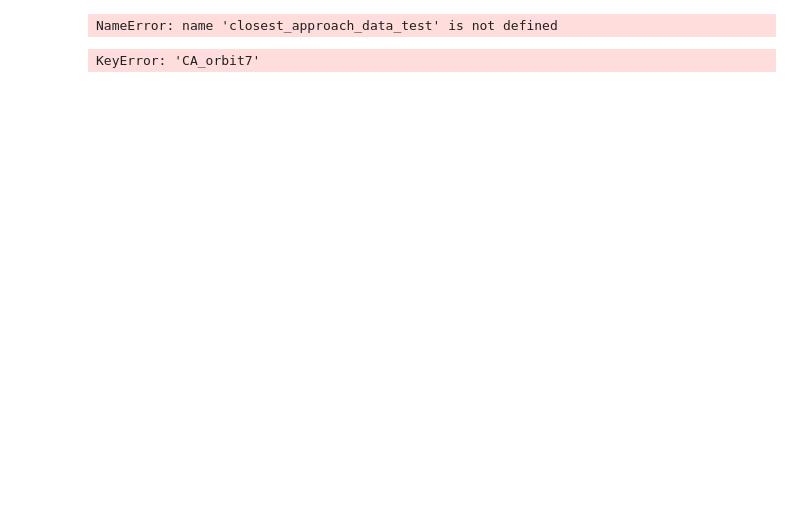
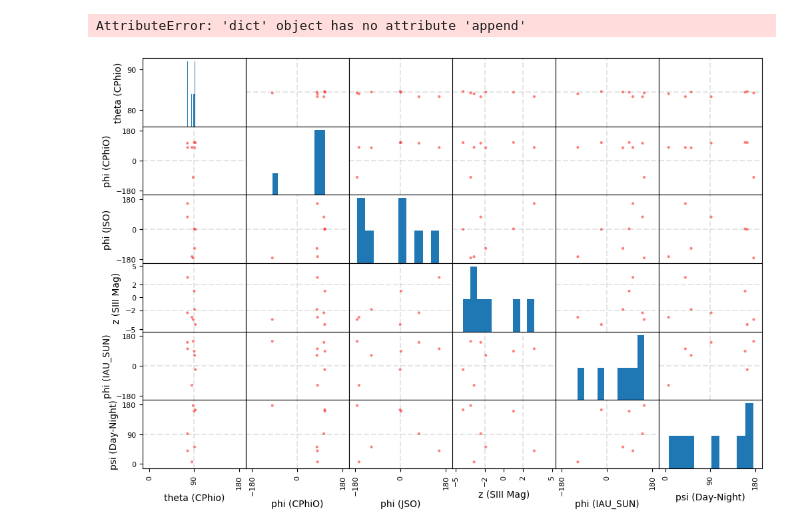
Before and after one commit to vera-br/Callisto, a Jupyter notebook: presentation_plots.ipynb, the cells around one changed output. Saved outputs shown, nothing was run; the diff lists cells and outputs as text; code cells hidden in the pictures; blank space fills up the shorter version.

Commit message:
fixed get_closest_approach_data_G error

```diff
--- a/presentation_plots.ipynb
+++ b/presentation_plots.ipynb
@@ -6,16 +6,13 @@ from adjustText import adjust_text
 
 # ------------------- GALILEO -------------------
 # load orbit data
-Galileo, Galileo_meas = get_pds_data()
-callisto_wrt_jupiter_cphio = get_spice_data("callisto", "jupiter", "cphio", "G")
-callisto_wrt_jupiter_JSO = get_spice_data("callisto", "jupiter", "jupsunorb", "G")
-sun_wrt_callisto_cphio = get_spice_data("sun", "callisto", "cphio", "G")
-callisto_wrt_jupiter_SIII = get_spice_data("callisto", "jupiter", "SIII", "G")
-jupiter_wrt_sun_IAU = get_spice_data('jupiter', 'sun', 'IAU_SUN', 'G')
 
-
-Galileo_CA = closest_approach_data(Galileo)
-galileo_wrt_callisto_cphio_CA, sun_wrt_callisto_cphio_CA, callisto_wrt_jupiter_JSO_CA, jupiter_wrt_sun_IAU_CA = closest_approach_data_5(Galileo, sun_wrt_callisto_cphio, callisto_wrt_jupiter_JSO, jupiter_wrt_sun_IAU)
+galileo_wrt_callisto_cphio_CA = closest_approach_data_G("galileo", "callisto", "cphio", "G")
+callisto_wrt_jupiter_cphio_CA = closest_approach_data_G("callisto", "jupiter", "cphio", "G")
+callisto_wrt_jupiter_JSO_CA = closest_approach_data_G("callisto", "jupiter", "jupsunorb", "G")
+sun_wrt_callisto_cphio_CA = closest_approach_data_G("sun", "callisto", "cphio", "G")
+callisto_wrt_jupiter_SIII_mag_CA = closest_approach_data_G("callisto", "jupiter", "SIII_mag", "G")
+jupiter_wrt_sun_IAU_CA = closest_approach_data_G('jupiter', 'sun', 'IAU_SUN', 'G')
 
 
 # get jupiter-sun angles
@@ -29,7 +26,7 @@ for orbit, vector in sun_wrt_callisto_cphio_CA.items():
     sun_cphio_vector.append(vector[1:4])
 
 galileo_cphio_vector = []
-for orbit, vector in Galileo_CA.items():
+for orbit, vector in galileo_wrt_callisto_cphio_CA.items():
     galileo_cphio_vector.append(vector[1:4])
 
 sun_galileo_angle = []
@@ -113,7 +110,7 @@ ax2.set_title('Jupiter-Sun Angle in IAU_SUN')
 plt.tight_layout()
 plt.show()
 # %% [output]
-NameError: name 'closest_approach_data_test' is not defined
+AttributeError: 'dict' object has no attribute 'append'
 # %%
 # Scatter Matrix
 
@@ -121,15 +118,15 @@ import numpy as np
 import pandas as pd
 from functions import *
 
-Galileo, Galileo_meas = get_pds_data()
-callisto_wrt_jupiter_cphio = get_spice_data("callisto", "jupiter", "cphio", "G")
-callisto_wrt_jupiter_JSO = get_spice_data("callisto", "jupiter", "jupsunorb", "G")
-sun_wrt_callisto_cphio = get_spice_data("sun", "callisto", "cphio", "G")
-callisto_wrt_jupiter_SIII_mag = get_spice_data("callisto", "jupiter", "SIII_mag", "G")
-jupiter_wrt_sun_IAU = get_spice_data('jupiter', 'sun', 'IAU_SUN', 'G')
+galileo_wrt_callisto_cphio_CA = closest_approach_data_G("galileo", "callisto", "cphio", "G")
+callisto_wrt_jupiter_cphio_CA = closest_approach_data_G("callisto", "jupiter", "cphio", "G")
+callisto_wrt_jupiter_JSO_CA = closest_approach_data_G("callisto", "jupiter", "jupsunorb", "G")
+sun_wrt_callisto_cphio_CA = closest_approach_data_G("sun", "callisto", "cphio", "G")
+callisto_wrt_jupiter_SIII_mag_CA = closest_approach_data_G("callisto", "jupiter", "SIII_mag", "G")
+jupiter_wrt_sun_IAU_CA = closest_approach_data_G('jupiter', 'sun', 'IAU_SUN', 'G')
 
 # CA data
-galileo_wrt_callisto_cphio_CA, sun_wrt_callisto_cphio_CA, callisto_wrt_jupiter_JSO_CA, callisto_wrt_jupiter_SIII_mag_CA, jupiter_wrt_sun_IAU_CA = closest_approach_data_5(Galileo, sun_wrt_callisto_cphio, callisto_wrt_jupiter_JSO, callisto_wrt_jupiter_SIII_mag, jupiter_wrt_sun_IAU)
+#galileo_wrt_callisto_cphio_CA, sun_wrt_callisto_cphio_CA, callisto_wrt_jupiter_JSO_CA, callisto_wrt_jupiter_SIII_mag_CA, jupiter_wrt_sun_IAU_CA = closest_approach_data_5(Galileo, sun_wrt_callisto_cphio, callisto_wrt_jupiter_JSO, callisto_wrt_jupiter_SIII_mag, jupiter_wrt_sun_IAU)
 
 
 # collects important data from the individual frames
@@ -204,7 +201,7 @@ for k in range(final_graph, 1):
         important_data_i = important_data[1:k,:]
     df = pd.DataFrame(important_data_i, columns=attributes)
     df = df.astype(float)
-    axs = pd.plotting.scatter_matrix(df, figsize=(12, 8), color='r')
+    axs = pd.plotting.scatter_matrix(df, figsize=(12, 8), color='r', alpha=0.8)
 
     # sets limits for graphs
     for i in range(6):
@@ -224,31 +221,31 @@ for k in range(final_graph, 1):
                 elif i == 1:
                     axs[i,j].plot(lims[j], [0,0], color='gray', linestyle='dashed', alpha=0.2)
                 elif i == 2:
                     axs[i,j].plot(lims[j], [0,0], color='gray', linestyle='dashed', alpha=0.2)
                 elif i == 3:
                     axs[i,j].plot(lims[j], [-2,-2], color='gray', linestyle='dashed', alpha=0.2)
                     axs[i,j].plot(lims[j], [ 2, 2], color='gray', linestyle='dashed', alpha=0.2)
                 elif i == 4:
                     axs[i,j].plot(lims[j], [0,0], color='gray', linestyle='dashed', alpha=0.2)
                 elif i == 5:
                     axs[i,j].plot(lims[j], [90, 90], color='gray', linestyle='dashed', alpha=0.2)
 
                 if j == 0:
                     axs[i,j].plot([90, 90], lims[i], color='gray', linestyle='dashed', alpha=0.2)
                 elif j == 1:
                     axs[i,j].plot([0,0], lims[i], color='gray', linestyle='dashed', alpha=0.2)
                 elif j == 2:
                     axs[i,j].plot([0,0], lims[i], color='gray', linestyle='dashed', alpha=0.2)
                 elif j == 3:
                     axs[i,j].plot([-2,-2], lims[i], color='gray', linestyle='dashed', alpha=0.2)
                     axs[i,j].plot([ 2, 2], lims[i], color='gray', linestyle='dashed', alpha=0.2)
                 elif j == 4:
                     axs[i,j].plot([0,0], lims[i], color='gray', linestyle='dashed', alpha=0.2)
                 elif j == 5:
                     axs[i,j].plot([90, 90], lims[i], color='gray', linestyle='dashed', alpha=0.2)
 
 
     #plt.savefig('scatter_matrix_%s.png' % (21+k))
     plt.show()
 # %% [output]
-KeyError: 'CA_orbit7'
+[figure, added]
```
Also changed, not shown: 2 other files.
